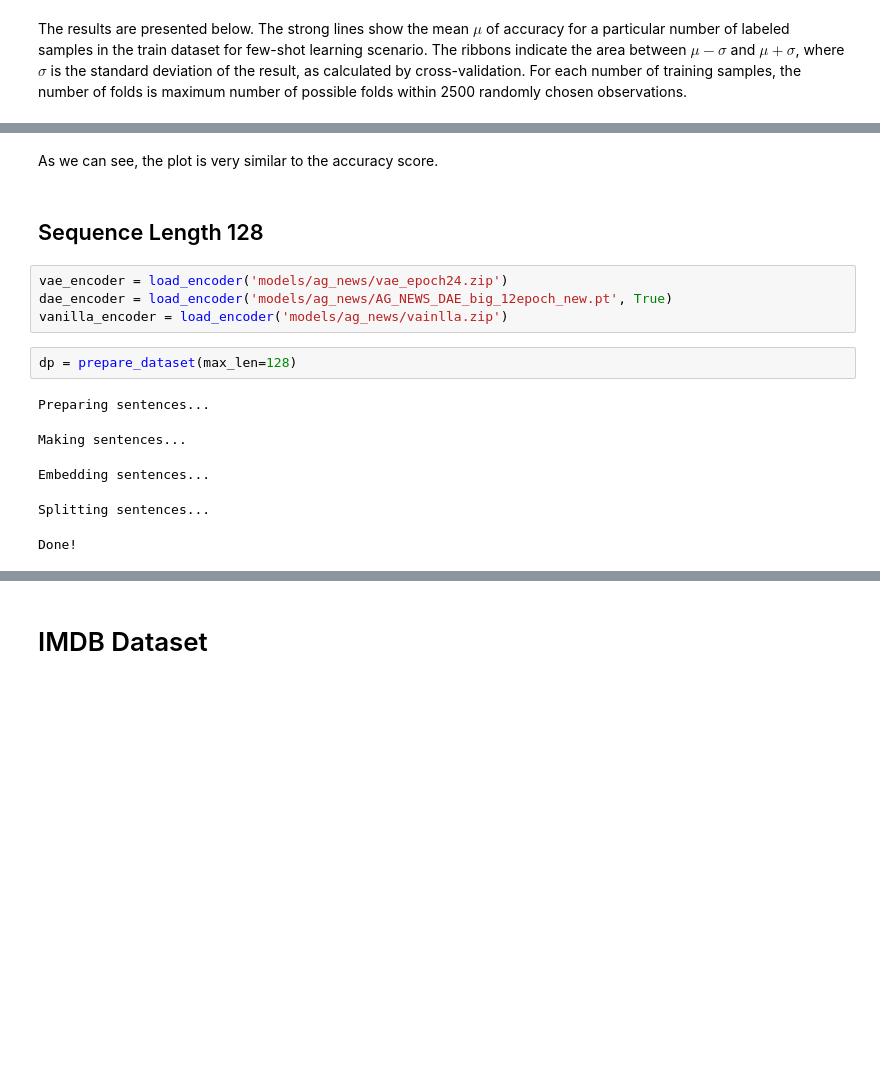
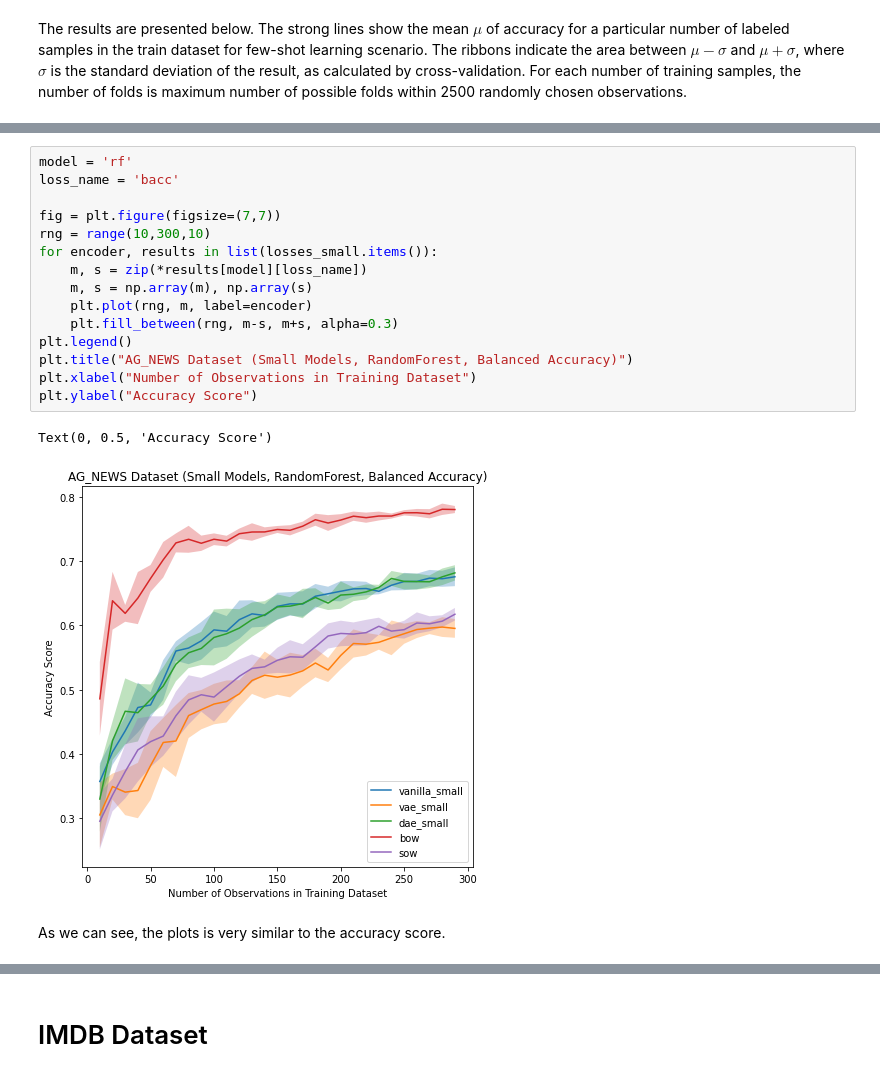
Before and after one commit to grant-TraDA/NLP-2022L, a Jupyter notebook: projects/team_5/ms_2/src/Few_shot.ipynb, the cells around one changed output, grey strips where cells are left out. Cells and saved outputs as stored; diff of their text form; blank space fills up the shorter version.

```diff
--- a/projects/team_5/ms_2/src/Few_shot.ipynb
+++ b/projects/team_5/ms_2/src/Few_shot.ipynb
@@ -178,16 +275,20 @@ Text(0, 0.5, 'Balanced Accuracy Score')
+# %%
+model = 'rf'
+loss_name = 'bacc'
+
+fig = plt.figure(figsize=(7,7))
+rng = range(10,300,10)
+for encoder, results in list(losses_small.items()):
+    m, s = zip(*results[model][loss_name])
+    m, s = np.array(m), np.array(s)
+    plt.plot(rng, m, label=encoder)
+    plt.fill_between(rng, m-s, m+s, alpha=0.3)
+plt.legend()
+plt.title("AG_NEWS Dataset (Small Models, RandomForest, Balanced Accuracy)")
+plt.xlabel("Number of Observations in Training Dataset")
+plt.ylabel("Accuracy Score")
+# %% [output]
+Text(0, 0.5, 'Accuracy Score')
+[figure, added]
 # %% [markdown]
-As we can see, the plot is very similar to the accuracy score.
+As we can see, the plots is very similar to the accuracy score.
-# %% [markdown]
-## Sequence Length 128
-# %%
-vae_encoder = load_encoder('models/ag_news/vae_epoch24.zip')
-dae_encoder = load_encoder('models/ag_news/AG_NEWS_DAE_big_12epoch_new.pt', True)
-vanilla_encoder = load_encoder('models/ag_news/vainlla.zip')
-# %%
-dp = prepare_dataset(max_len=128)
-# %% [output]
-Preparing sentences...
-Making sentences...
-Embedding sentences...
-Splitting sentences...
-Done!
```
Also changed, not shown: parts of 49 cells of this notebook, 11 other files.
